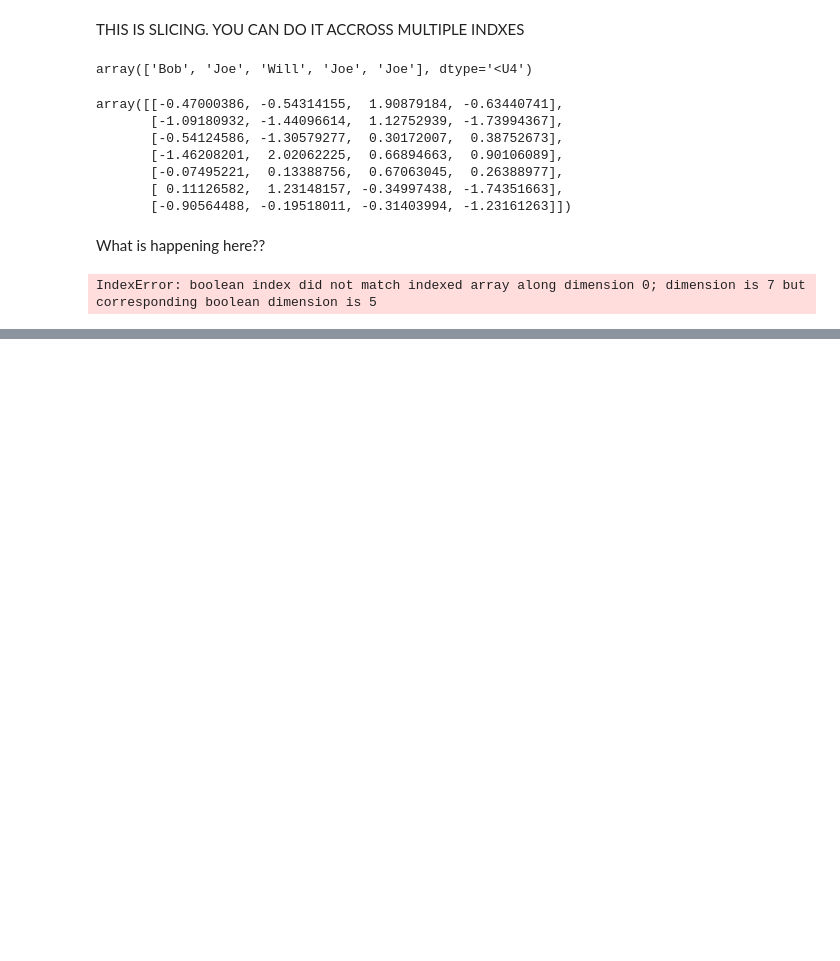
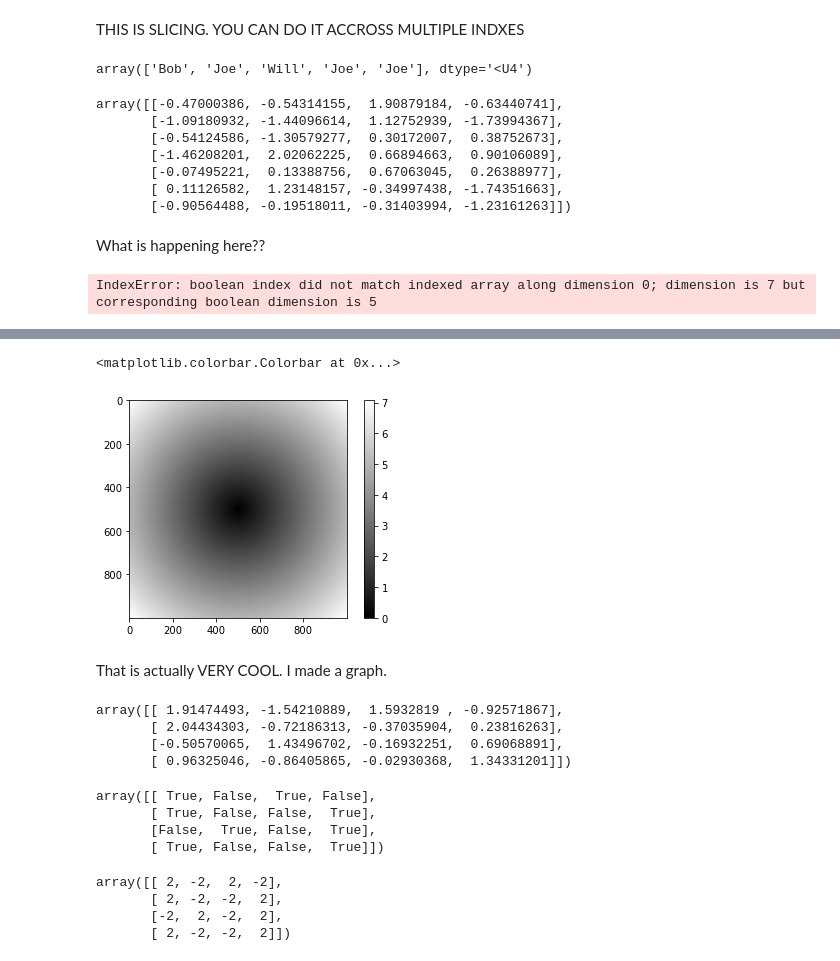
Before and after one commit to creasennaicker/WesCh4-numpy, a Jupyter notebook: Chapter4WorkAlong.ipynb, the cells around one changed output, grey strips where cells are left out. Drawn from its saved outputs; the diff is of its cells as text; code cells hidden in the pictures; blank space fills up the shorter version.

```diff
--- a/Chapter4WorkAlong.ipynb
+++ b/Chapter4WorkAlong.ipynb
@@ -292,0 +381,4 @@ IndexError: boolean index did not match indexed array along dimension 0; dimensi
+# %%
+points = np.arange(-5,5,.01)
+# %%
+xs, ys = np.meshgrid(points,points)
@@ -292,0 +395,2 @@ IndexError: boolean index did not match indexed array along dimension 0; dimensi
+# %%
+z =np.sqrt(xs ** 2 + ys ** 2)
@@ -292,0 +413,7 @@ IndexError: boolean index did not match indexed array along dimension 0; dimensi
+# %%
+plt.imshow(z, cmap=plt.cm.gray); plt.colorbar()
+# %% [output]
+<matplotlib.colorbar.Colorbar at 0x...>
+[figure, added]
+# %% [markdown]
+That is actually VERY COOL. I made a graph.
@@ -292,0 +422,21 @@ IndexError: boolean index did not match indexed array along dimension 0; dimensi
+# %%
+arr
+# %% [output]
+array([[ 1.91474493, -1.54210889,  1.5932819 , -0.92571867],
+       [ 2.04434303, -0.72186313, -0.37035904,  0.23816263],
+       [-0.50570065,  1.43496702, -0.16932251,  0.69068891],
+       [ 0.96325046, -0.86405865, -0.02930368,  1.34331201]])
+# %%
+arr > 0
+# %% [output]
+array([[ True, False,  True, False],
+       [ True, False, False,  True],
+       [False,  True, False,  True],
+       [ True, False, False,  True]])
+# %%
+np.where(arr > 0, 2, -2)
+# %% [output]
+array([[ 2, -2,  2, -2],
+       [ 2, -2, -2,  2],
+       [-2,  2, -2,  2],
+       [ 2, -2, -2,  2]])
```
Also changed, not shown: parts of 65 cells of this notebook, 3 other files.
